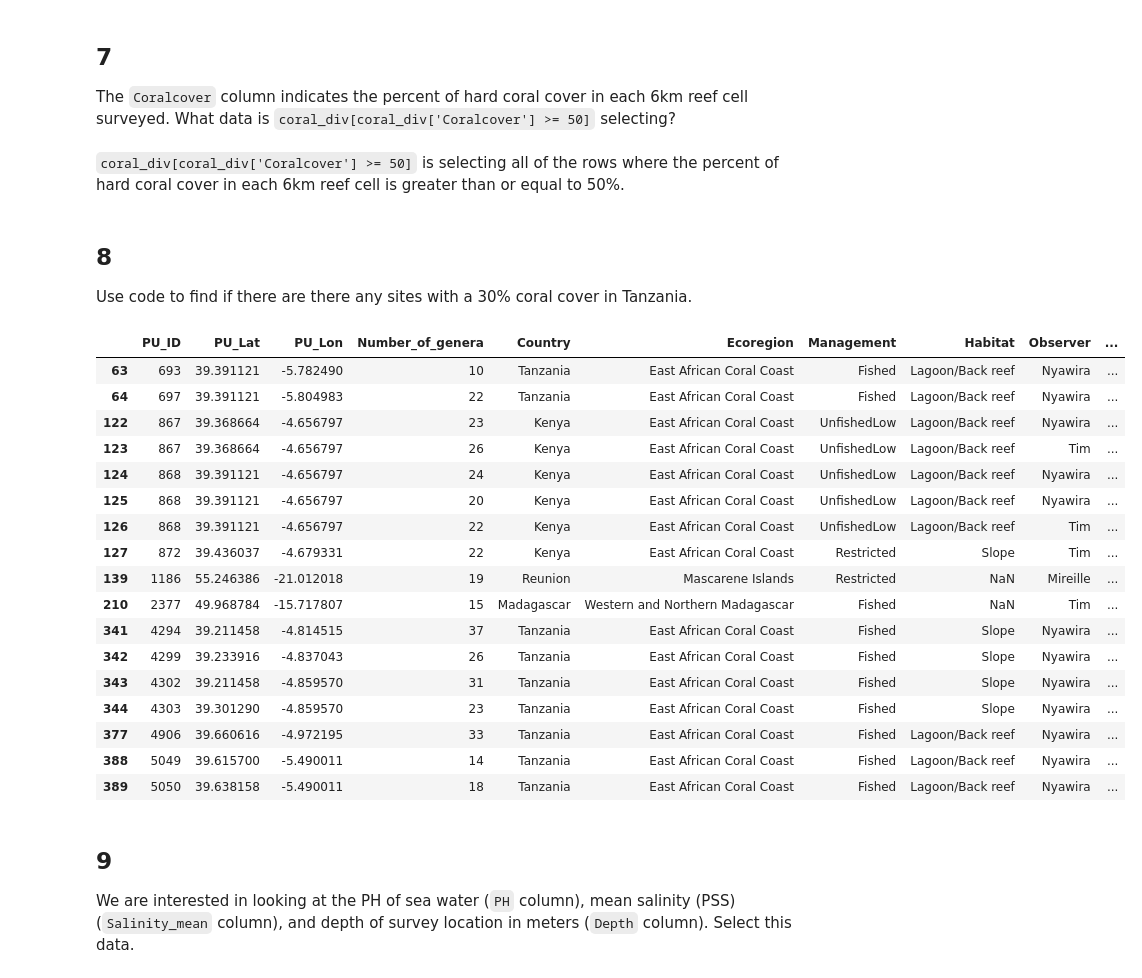
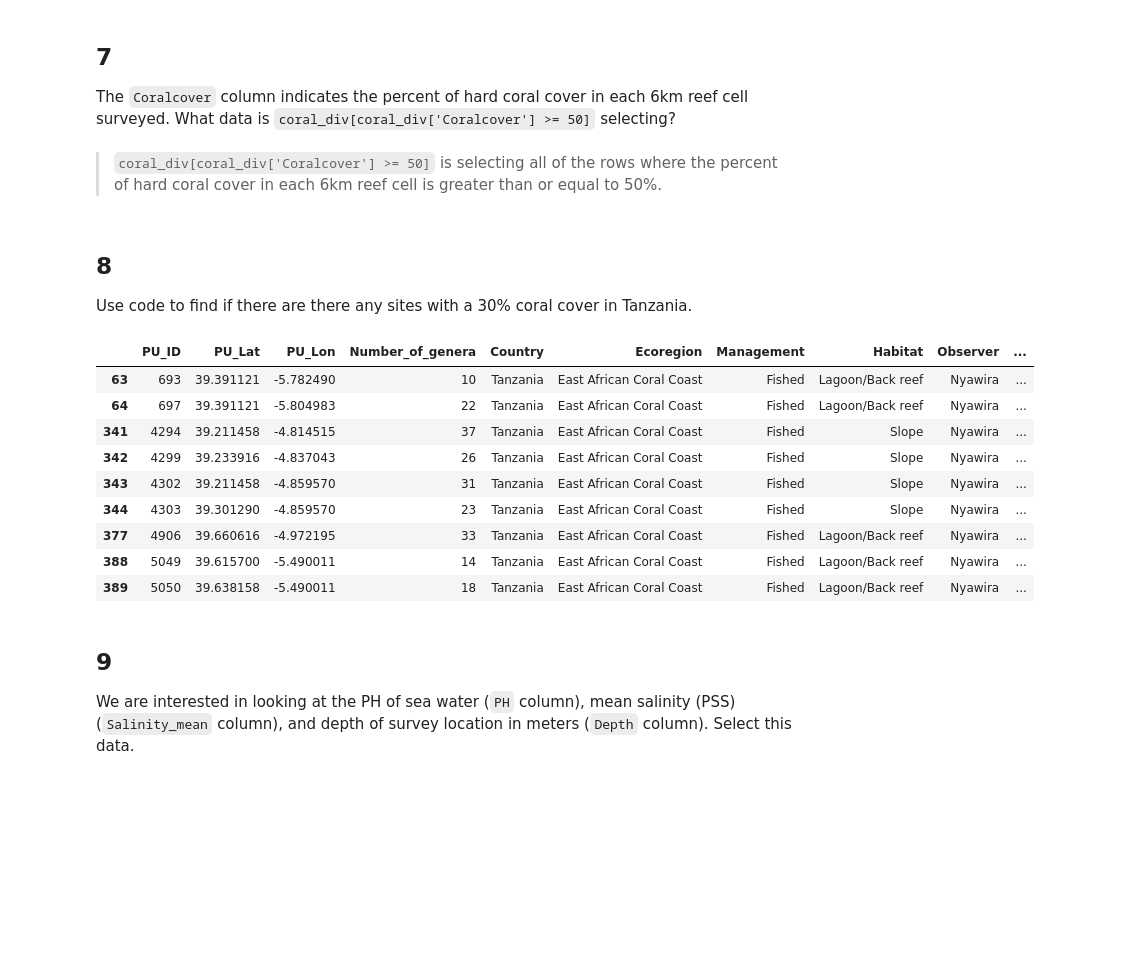
Before and after one commit to amandaherbst/eds220-hwk-1, a Jupyter notebook: hwk1-task3.ipynb, the cells around one changed output. Cells and saved outputs as stored; diff of their text form; code cells hidden in the pictures; blank space fills up the shorter version.

Commit message:
forgot to select Tanzania in 8

```diff
--- a/hwk1-task3.ipynb
+++ b/hwk1-task3.ipynb
@@ -176,26 +176,18 @@ len(coral_div.Observer.unique())
 
 The `Coralcover` column indicates the percent of hard coral cover in each 6km reef cell surveyed. What data is `coral_div[coral_div['Coralcover'] >= 50]` selecting?
 # %% [markdown]
-`coral_div[coral_div['Coralcover'] >= 50]` is selecting all of the rows where the percent of hard coral cover in each 6km reef cell is greater than or equal to 50%.
+>`coral_div[coral_div['Coralcover'] >= 50]` is selecting all of the rows where the percent of hard coral cover in each 6km reef cell is greater than or equal to 50%.
 # %% [markdown]
 ## 8
 
 Use code to find if there are there any sites with a 30% coral cover in Tanzania.
 # %%
-# all rows where hard coral cover equals exactly 30%
-coral_div[coral_div['Coralcover'] == 30]
+# all rows where hard coral cover equals exactly 30% in Tanzania
+coral_div[(coral_div['Coralcover'] == 30) & (coral_div['Country'] == 'Tanzania')]
 # %% [output]
 |  | PU_ID | PU_Lat | PU_Lon | Number_of_genera | Country | Ecoregion | Management | Habitat | Observer | ... |
 | 63 | 693 | 39.391121 | -5.782490 | 10 | Tanzania | East African Coral Coast | Fished | Lagoon/Back reef | Nyawira | ... |
 | 64 | 697 | 39.391121 | -5.804983 | 22 | Tanzania | East African Coral Coast | Fished | Lagoon/Back reef | Nyawira | ... |
-| 122 | 867 | 39.368664 | -4.656797 | 23 | Kenya | East African Coral Coast | UnfishedLow | Lagoon/Back reef | Nyawira | ... |
-| 123 | 867 | 39.368664 | -4.656797 | 26 | Kenya | East African Coral Coast | UnfishedLow | Lagoon/Back reef | Tim | ... |
-| 124 | 868 | 39.391121 | -4.656797 | 24 | Kenya | East African Coral Coast | UnfishedLow | Lagoon/Back reef | Nyawira | ... |
-| 125 | 868 | 39.391121 | -4.656797 | 20 | Kenya | East African Coral Coast | UnfishedLow | Lagoon/Back reef | Nyawira | ... |
-| 126 | 868 | 39.391121 | -4.656797 | 22 | Kenya | East African Coral Coast | UnfishedLow | Lagoon/Back reef | Tim | ... |
-| 127 | 872 | 39.436037 | -4.679331 | 22 | Kenya | East African Coral Coast | Restricted | Slope | Tim | ... |
-| 139 | 1186 | 55.246386 | -21.012018 | 19 | Reunion | Mascarene Islands | Restricted | NaN | Mireille | ... |
-| 210 | 2377 | 49.968784 | -15.717807 | 15 | Madagascar | Western and Northern Madagascar | Fished | NaN | Tim | ... |
 | 341 | 4294 | 39.211458 | -4.814515 | 37 | Tanzania | East African Coral Coast | Fished | Slope | Nyawira | ... |
 | 342 | 4299 | 39.233916 | -4.837043 | 26 | Tanzania | East African Coral Coast | Fished | Slope | Nyawira | ... |
 | 343 | 4302 | 39.211458 | -4.859570 | 31 | Tanzania | East African Coral Coast | Fished | Slope | Nyawira | ... |
```
